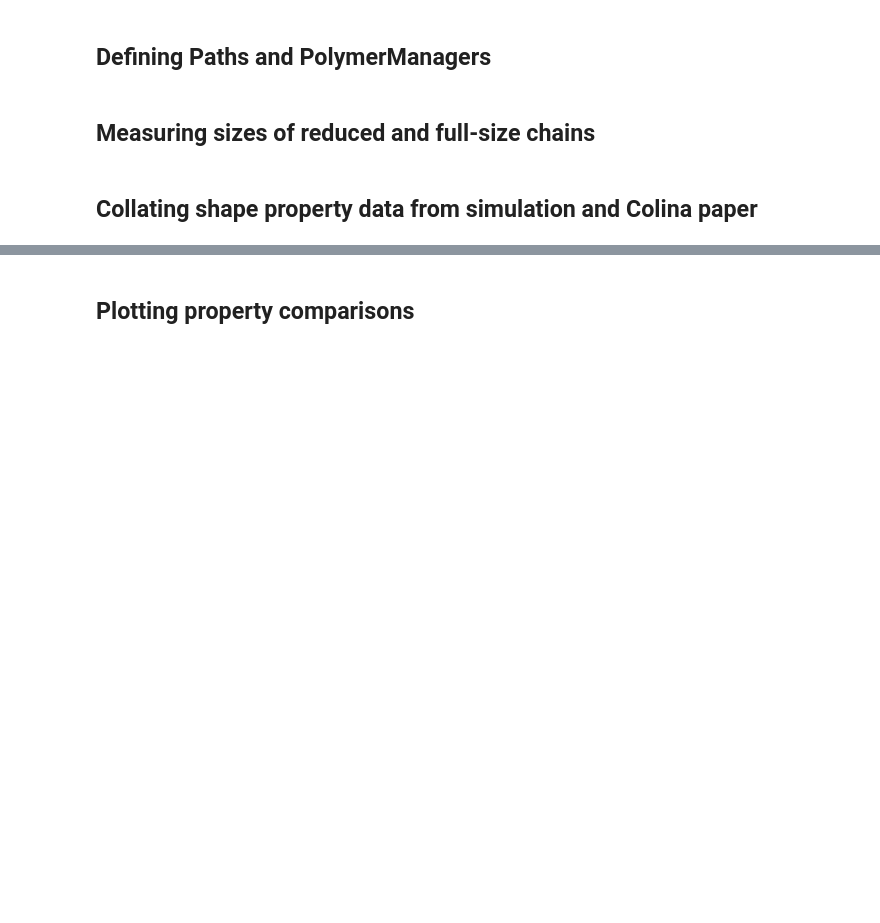
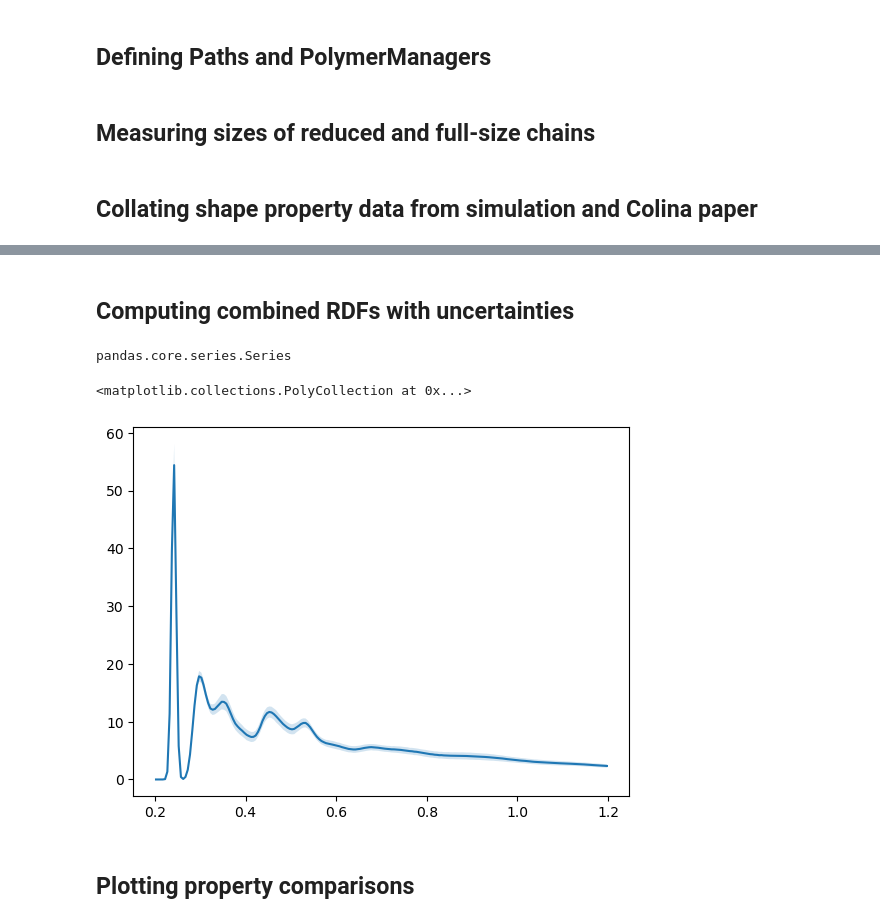
Before and after one commit to timbernat/polymer_workspace, a Jupyter notebook: data_viz.ipynb, the cells around one changed output, grey strips where cells are left out. Cells and saved outputs as stored; diff of their text form; code cells hidden in the pictures; blank space fills up the shorter version.

```diff
--- a/data_viz.ipynb
+++ b/data_viz.ipynb
@@ -177,6 +189,25 @@ for ref_data_dir in colina_dir.iterdir():
     data = pd.concat([new_data, ref_data], axis=1)
 
     data.to_csv(combined_dir / filename)
+# %% [markdown]
+## Computing combined RDFs with uncertainties
+# %%
+rdf1 = full_rdf_data['paam_modified']['ABE10_averaged']['g(r) (C-O)']
+type(rdf1[0])
+# %% [output]
+pandas.core.series.Series
+# %%
+radii = radii.to_numpy().flatten() # carried over from iteration (all RDFs have same radii by construction)
+# %%
+comb = pd.concat(rdf1, axis=1)
+ser = np.mean(comb, axis=1)
+err = np.std(comb, axis=1)
+
+plt.plot(radii, ser)
+plt.fill_between(radii, ser - err, ser + err, alpha=0.2)
+# %% [output]
+<matplotlib.collections.PolyCollection at 0x...>
+[figure, added]
 # %% [markdown]
 ## Plotting property comparisons
 # %%
```
Also changed, not shown: parts of 9 cells of this notebook, 4 other files.
